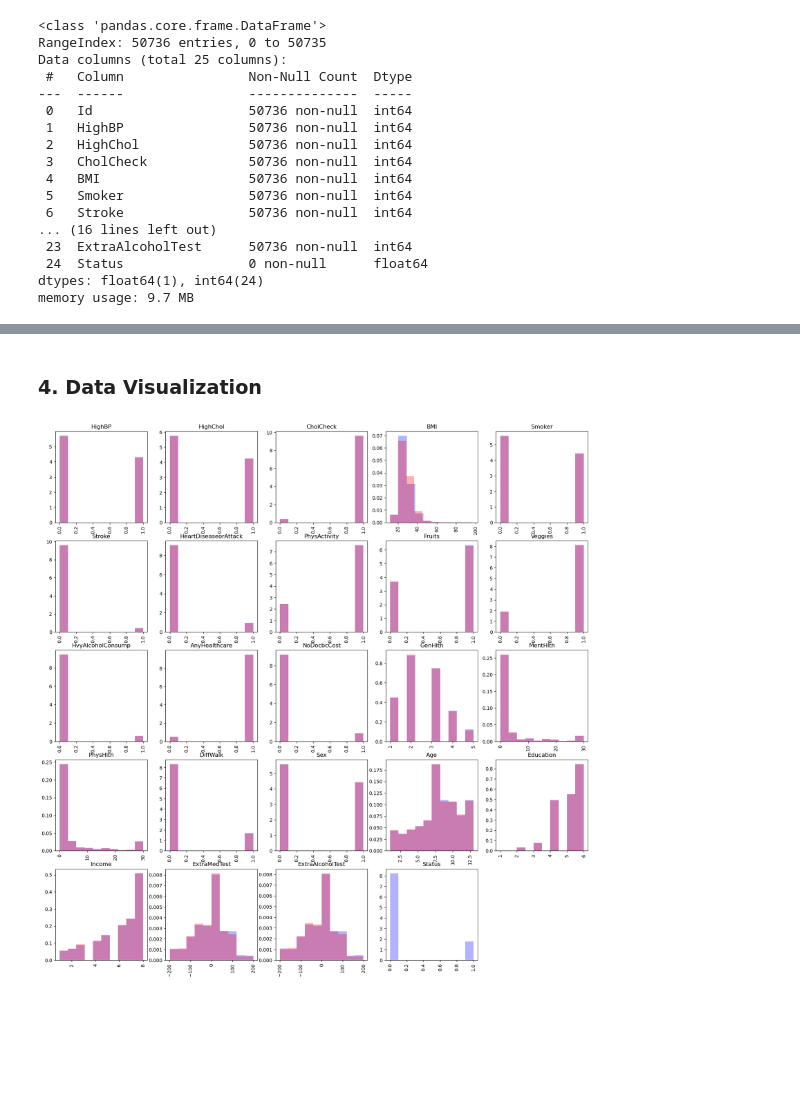
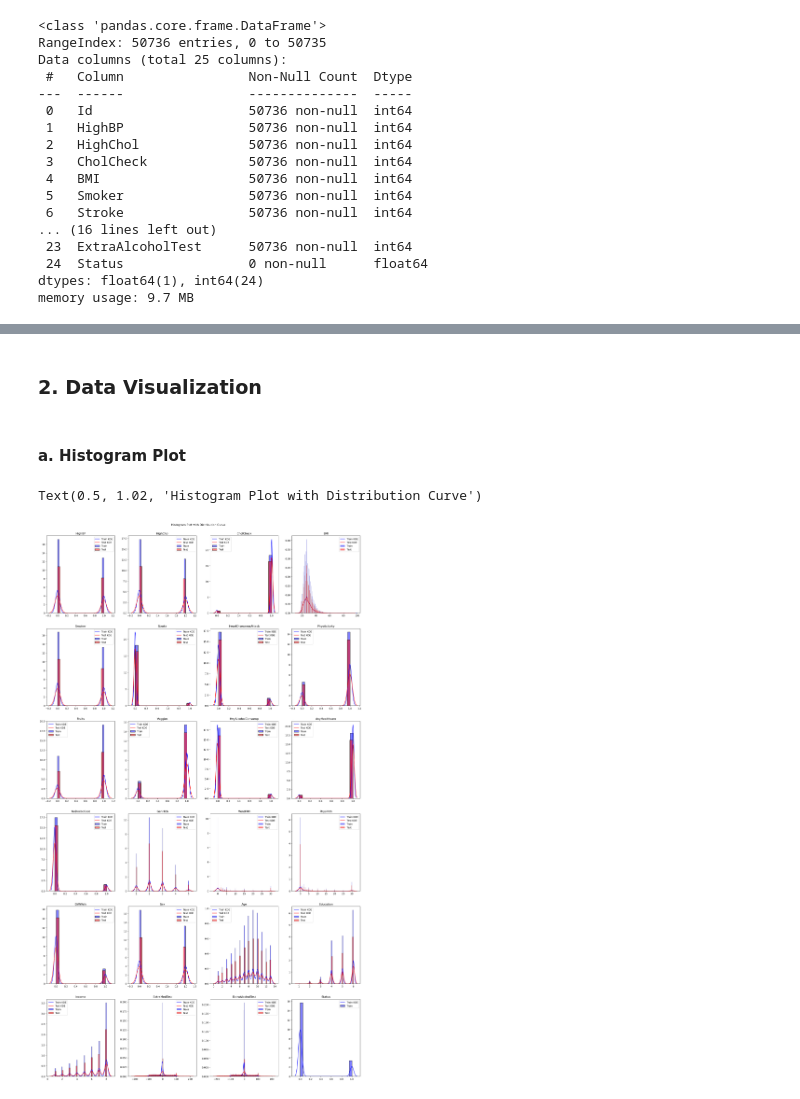
Before and after one commit to s3927562/ML, a Jupyter notebook: COSC2753_A1_Notebook.ipynb, the cells around one changed output, grey strips where cells are left out. Saved outputs shown, nothing was run; the diff lists cells and outputs as text; code cells hidden in the pictures; blank space fills up the shorter version.

```diff
--- a/COSC2753_A1_Notebook.ipynb
+++ b/COSC2753_A1_Notebook.ipynb
@@ -124,17 +169,22 @@ diabetesTest = diabetesTest.drop('Id', axis=1)
 # %% [markdown]
-### 4. Data Visualization
+### 2. Data Visualization
-# %%
-plt.figure(figsize=(20,20))
-for i, col in enumerate(diabetesTrain.columns):
-    plt.subplot(5,5,i+1)
-    plt.hist(diabetesTrain[col], alpha=0.3, color='b', density=True)
-    plt.title(col)
-    plt.xticks(rotation='vertical')
-
-for i, col in enumerate(diabetesTest.drop('Status', axis=1).columns):
-    plt.subplot(5,5,i+1)
-    plt.hist(diabetesTest[col], alpha=0.3, color='r', density=True)
-    plt.title(col)
-    plt.xticks(rotation='vertical')
-# %% [output]
-[figure, removed]
+# %% [markdown]
+#### a. Histogram Plot
+# %%
+plt.figure(figsize=(24, 36))
+
+for i, col in enumerate(diabetesTrain.columns):
+    plt.subplot(6, 4, i + 1)
+    plt.subplots_adjust(top=1)
+    sns.histplot(diabetesTrain[col], label="Train", stat='density', kde=True, kde_kws=dict(cut=3), line_kws=dict(label="Train KDE"), color='b')
+    if (col != 'Status'):
+        sns.histplot(diabetesTest[col], label="Test", stat='density', kde=True, kde_kws=dict(cut=3), line_kws=dict(label="Test KDE"), color='r')
+    plt.xlabel("")
+    plt.ylabel("")
+    plt.title(col)
+    plt.legend()
+
+plt.suptitle("Histogram Plot with Distribution Curve", y=1.02)
+# %% [output]
+Text(0.5, 1.02, 'Histogram Plot with Distribution Curve')
+[figure, added]
```
Also changed, not shown: parts of 77 cells of this notebook, 1 other file.
